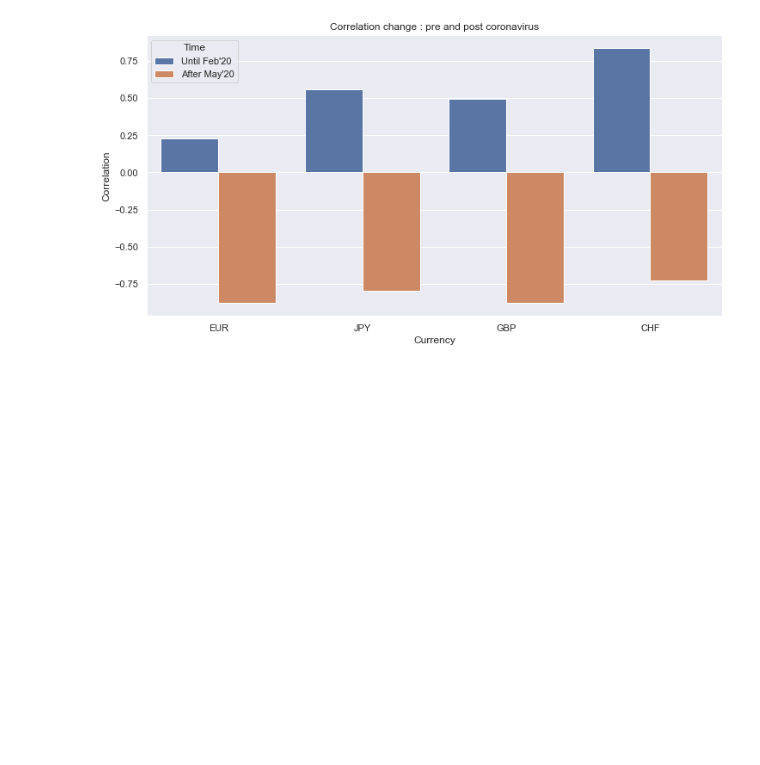
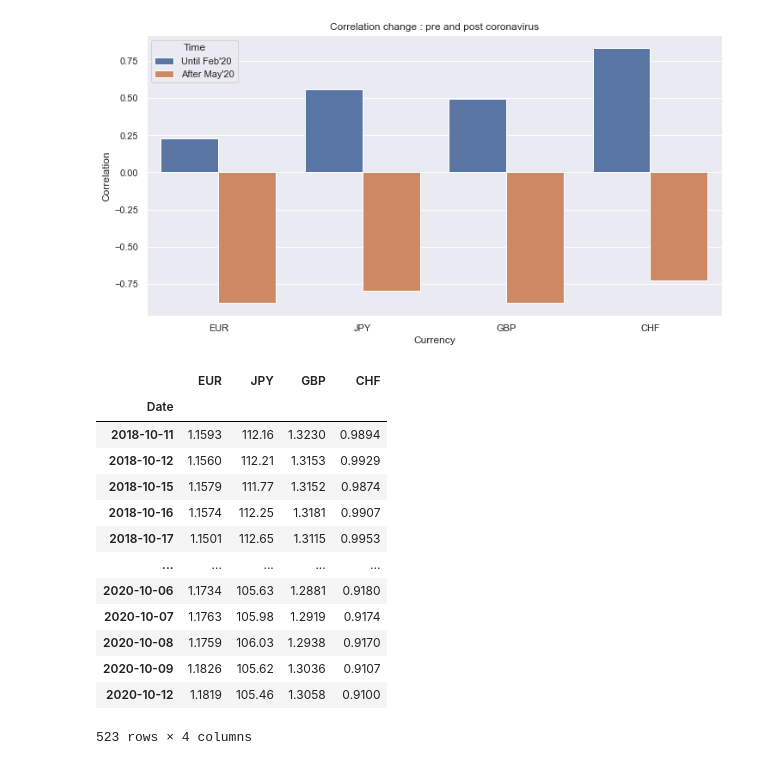
Before and after one commit to manishchalana/230h-project, a Jupyter notebook: rates and basis.ipynb, the cells around one changed output. Cells and saved outputs as stored; diff of their text form; code cells hidden in the pictures; blank space fills up the shorter version.

```diff
--- a/rates and basis.ipynb
+++ b/rates and basis.ipynb
@@ -105,3 +105,30 @@ plt.savefig(os.path.join('output', 'Correlation_change_pre_and_post_corona.jpg')
 plt.show()
 # %% [output]
 [figure]
+# %%
+fx_list = []
+
+for ccy in currencies:
+    df = pd.read_excel('fx_rate.xlsx', sheet_name=ccy.upper()).rename(lambda x: ccy if x=='Last Price' else x, axis='columns').set_index('Date')
+    df.index = pd.to_datetime(df.index)
+    df = df.sort_index()
+    fx_list.append(df)
+
+fx = pd.concat(fx_list, axis=1)
+
+fx
+# %% [output]
+|  | EUR | JPY | GBP | CHF |
+| Date |  |  |  |  |
+| 2018-10-11 | 1.1593 | 112.16 | 1.3230 | 0.9894 |
+| 2018-10-12 | 1.1560 | 112.21 | 1.3153 | 0.9929 |
+| 2018-10-15 | 1.1579 | 111.77 | 1.3152 | 0.9874 |
+| 2018-10-16 | 1.1574 | 112.25 | 1.3181 | 0.9907 |
+| 2018-10-17 | 1.1501 | 112.65 | 1.3115 | 0.9953 |
+| ... | ... | ... | ... | ... |
+| 2020-10-06 | 1.1734 | 105.63 | 1.2881 | 0.9180 |
+| 2020-10-07 | 1.1763 | 105.98 | 1.2919 | 0.9174 |
+| 2020-10-08 | 1.1759 | 106.03 | 1.2938 | 0.9170 |
+| 2020-10-09 | 1.1826 | 105.62 | 1.3036 | 0.9107 |
+| 2020-10-12 | 1.1819 | 105.46 | 1.3058 | 0.9100 |
+523 rows × 4 columns
```
Also changed, not shown: parts of 1 cell of this notebook, 5 other files.
